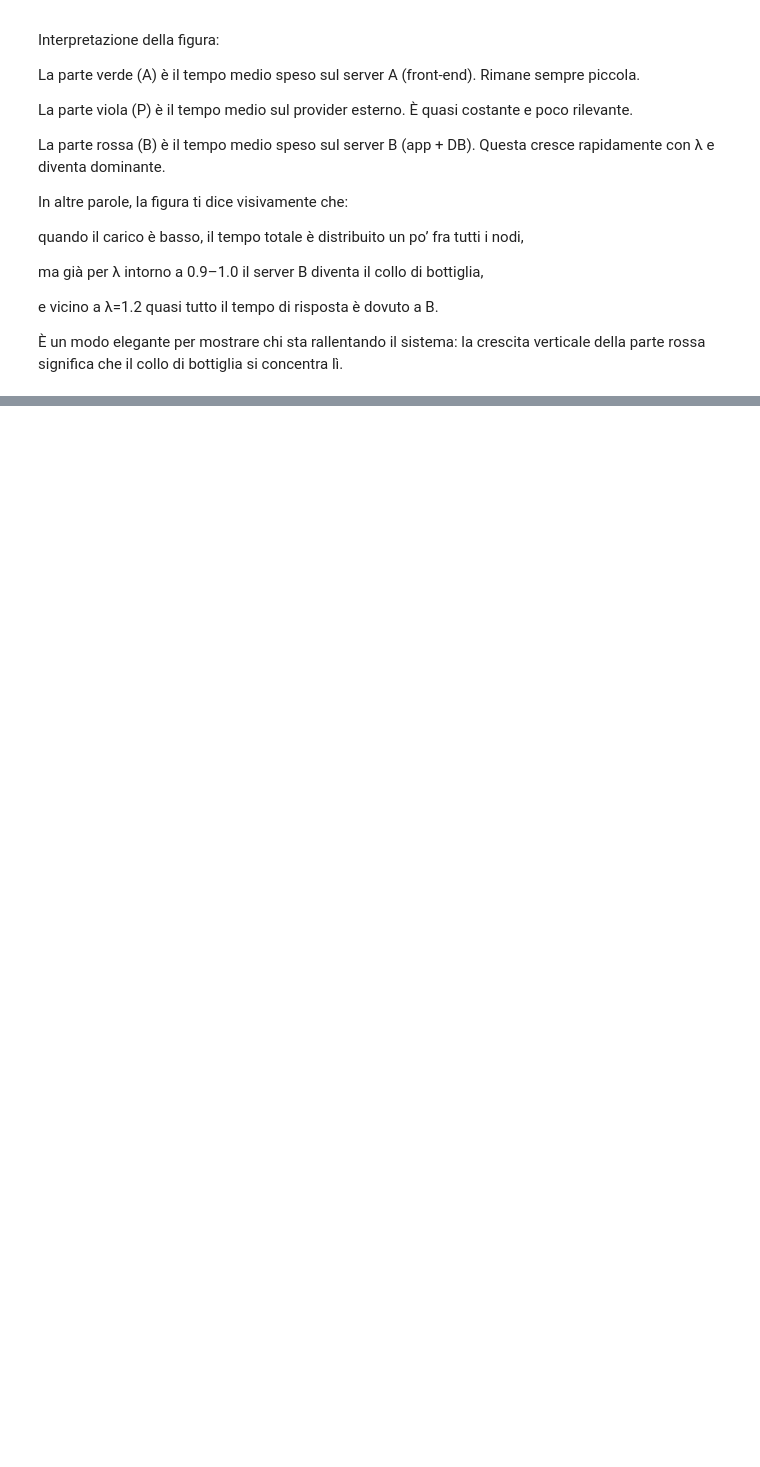
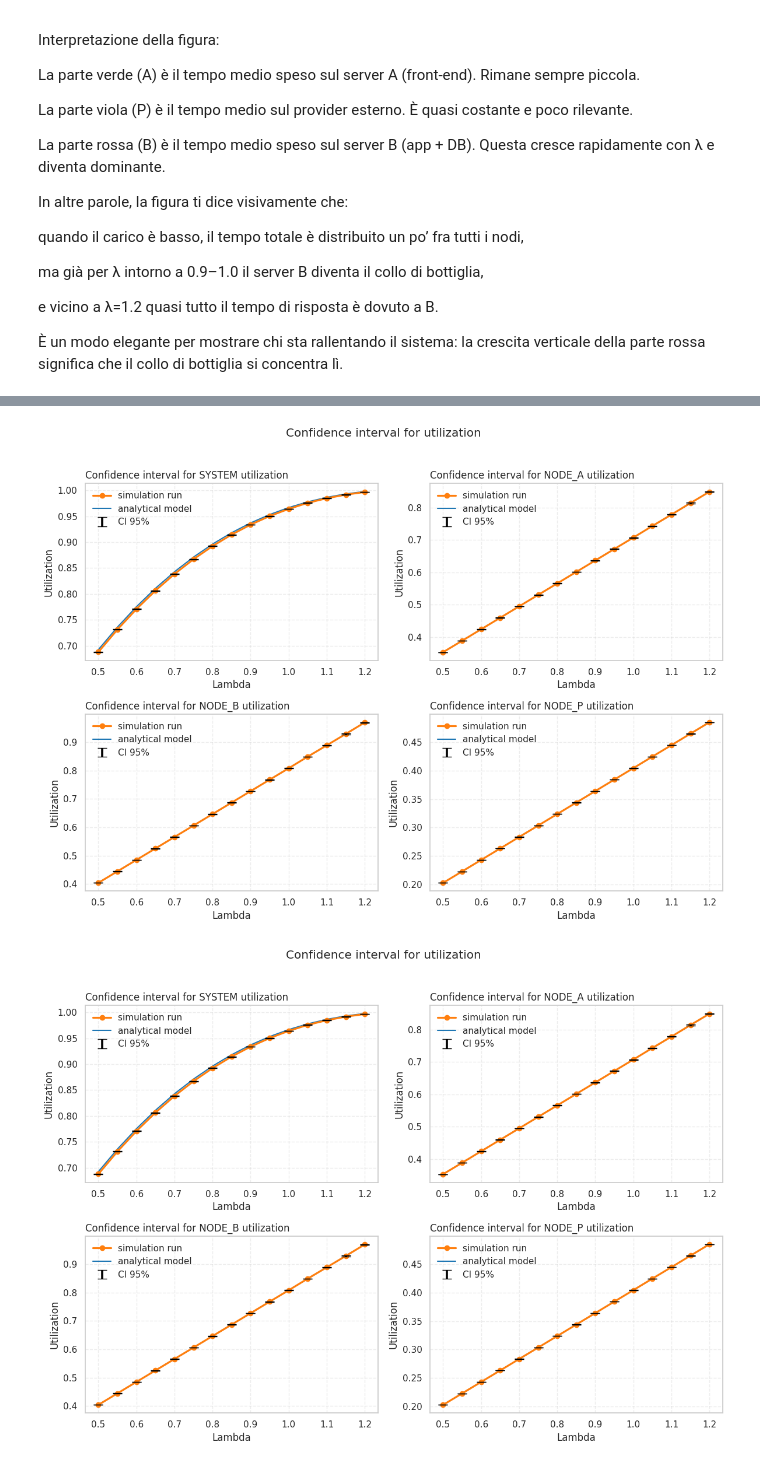
Before and after one commit to Dissan97/PMCNS-PROJECT, a Jupyter notebook: Project.ipynb, the cells around one changed output, grey strips where cells are left out. Saved outputs shown, nothing was run; the diff lists cells and outputs as text; code cells hidden in the pictures; blank space fills up the shorter version.

```diff
--- a/Project.ipynb
+++ b/Project.ipynb
@@ -1469,0 +2320,14 @@ plot_metric_vertical_by_scope_from_list(
+# %%
+# df_all già pronto
+plot_utilization_banded(
+    df_all,
+    conf=0.95,
+    ci_design_effect=12.0,  # usato solo quando per qualche λ hai 1 replica effettiva
+    ci_fill=True,
+    min_display_half=0.0,   # alza (es. 0.01) per barre visivamente più visibili
+    node_order=["NODE_A","NODE_B","NODE_P"],  # opzionale
+    figsize=(12,9)
+)
+# %% [output]
+[figure, added]
+[figure, added]
```
Also changed, not shown: parts of 17 cells of this notebook.
